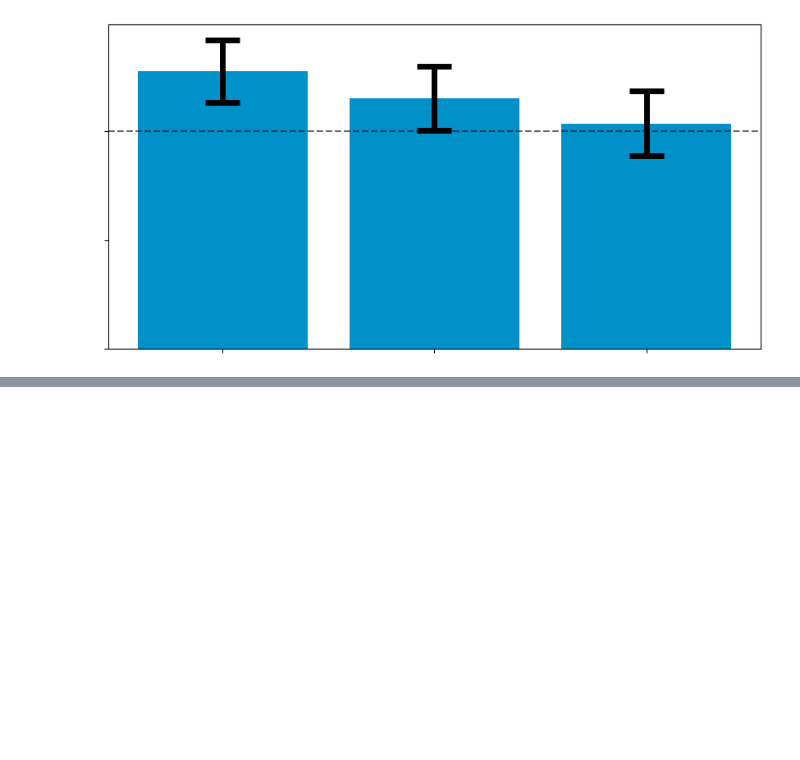
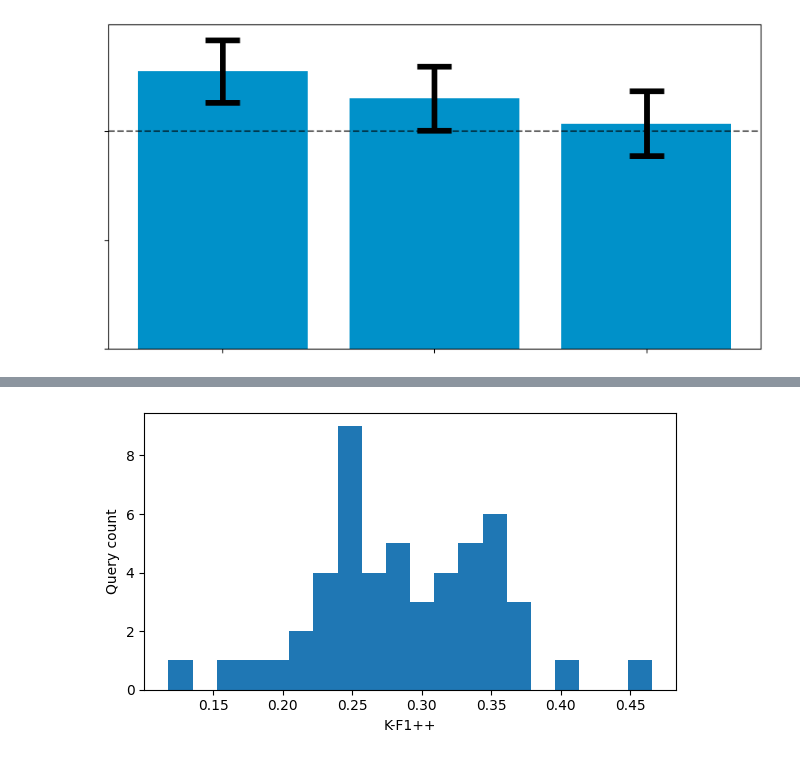
Before and after one commit to DigitalHarborFoundation/rag-for-math-qa, a Jupyter notebook: notebooks/SurveyDataAnalysis.ipynb, the cells around one changed output, grey strips where cells are left out. Drawn from its saved outputs; the diff is of its cells as text; code cells hidden in the pictures; blank space fills up the shorter version.

```diff
--- a/notebooks/SurveyDataAnalysis.ipynb
+++ b/notebooks/SurveyDataAnalysis.ipynb
@@ -2361,0 +2428,17 @@ Annotators prefer none to high 51.72% of the time (n=174, count=90, conf=(0.4429
+# %%
+slide_fig_width_in = 6
+slide_fig_height_in = 3.5
+slide_fig_dpi = 150
+# %%
+fig, ax = plt.subplots(1, 1, figsize=(slide_fig_width_in, slide_fig_height_in))
+
+xs = autometric_df[autometric_df.guidance == "low"].f1
+ax.hist(xs, bins=20)
+ax.set_ylabel("Query count")
+ax.set_xlabel("K-F1++")
+
+fig.tight_layout()
+fig.savefig(figures_dir / "slides_kf1_hist.png", pad_inches=0.1, dpi=slide_fig_dpi)
+plt.show()
+# %% [output]
+[figure, added]
```
Also changed, not shown: parts of 15 cells of this notebook, 5 other files.
